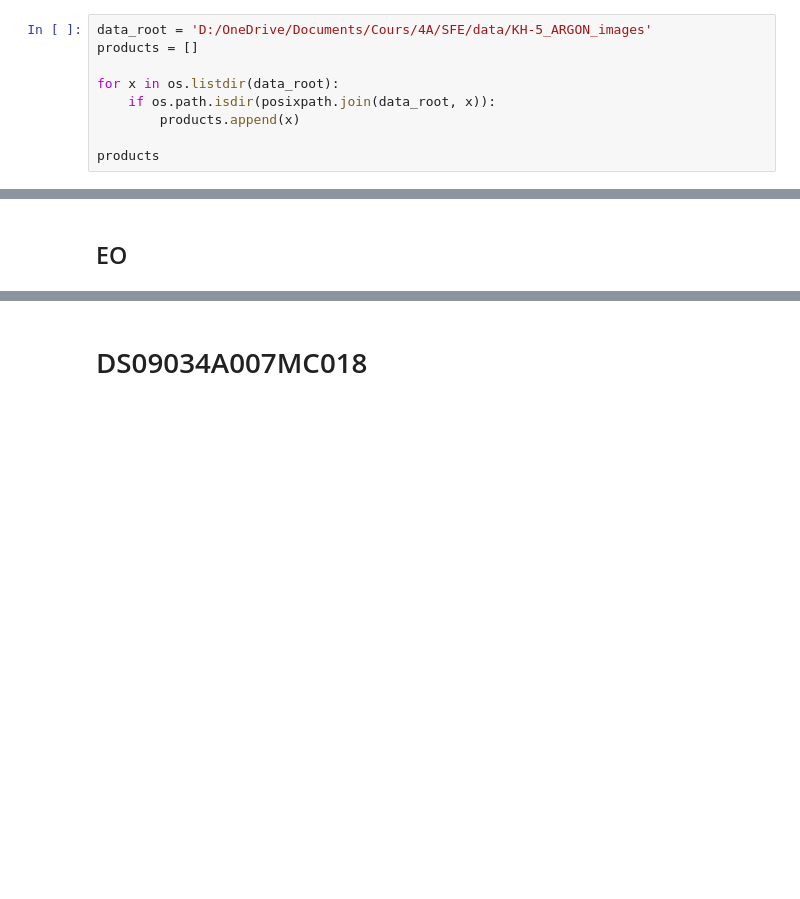
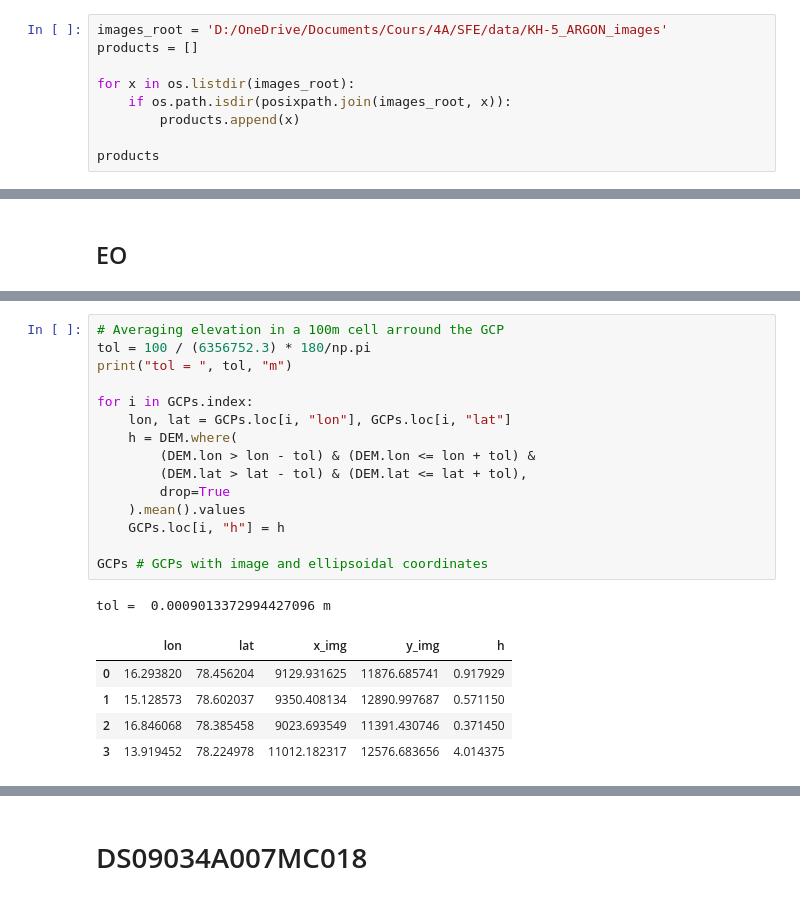
Before and after one commit to lorisdanjou/KH-5_ARGON_images_processing, a Jupyter notebook: orthorectification_images_tests.ipynb, the cells around one changed output, grey strips where cells are left out. Cells and saved outputs as stored; diff of their text form; blank space fills up the shorter version.

```diff
--- a/orthorectification_images_tests.ipynb
+++ b/orthorectification_images_tests.ipynb
@@ -20,11 +22,11 @@ import geometry.internal_orientation as io
 # import warnings
 # warnings.filterwarnings("ignore")
 # %%
-data_root = 'D:/OneDrive/Documents/Cours/4A/SFE/data/KH-5_ARGON_images'
+images_root = 'D:/OneDrive/Documents/Cours/4A/SFE/data/KH-5_ARGON_images'
 products = []
 
-for x in os.listdir(data_root):
-    if os.path.isdir(posixpath.join(data_root, x)):
+for x in os.listdir(images_root):
+    if os.path.isdir(posixpath.join(images_root, x)):
         products.append(x)
 
 products
@@ -386,0 +417,22 @@ lat_c, lon_c = 77.75936, 18.40797
+# %%
+# Averaging elevation in a 100m cell arround the GCP
+tol = 100 / (6356752.3) * 180/np.pi
+print("tol = ", tol, "m")
+
+for i in GCPs.index:
+    lon, lat = GCPs.loc[i, "lon"], GCPs.loc[i, "lat"]
+    h = DEM.where(
+        (DEM.lon > lon - tol) & (DEM.lon <= lon + tol) &
+        (DEM.lat > lat - tol) & (DEM.lat <= lat + tol),
+        drop=True
+    ).mean().values
+    GCPs.loc[i, "h"] = h
+
+GCPs # GCPs with image and ellipsoidal coordinates
+# %% [output]
+tol =  0.0009013372994427096 m
+|  | lon | lat | x_img | y_img | h |
+| 0 | 16.293820 | 78.456204 | 9129.931625 | 11876.685741 | 0.917929 |
+| 1 | 15.128573 | 78.602037 | 9350.408134 | 12890.997687 | 0.571150 |
+| 2 | 16.846068 | 78.385458 | 9023.693549 | 11391.430746 | 0.371450 |
+| 3 | 13.919452 | 78.224978 | 11012.182317 | 12576.683656 | 4.014375 |
```
Also changed, not shown: parts of 10 cells of this notebook, 1 other file.
